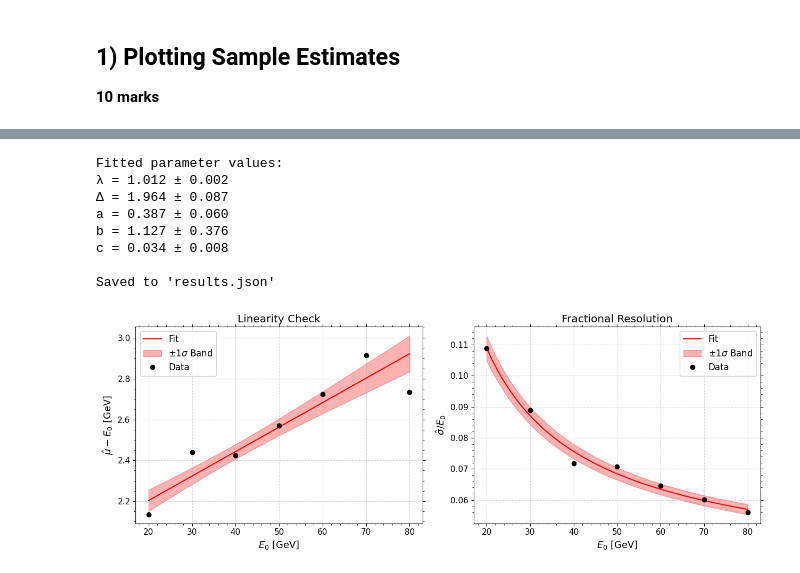
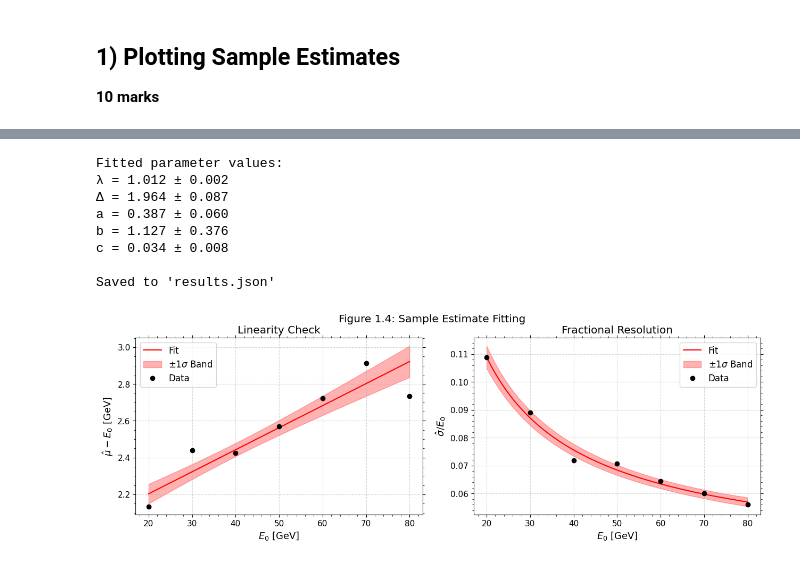
Before and after one commit to harveydgb/photon-detector-calibration, a Jupyter notebook: notebooks/solution.ipynb, the cells around one changed output, grey strips where cells are left out. Cells and saved outputs as stored; diff of their text form; code cells hidden in the pictures.

```diff
--- a/notebooks/solution.ipynb
+++ b/notebooks/solution.ipynb
@@ -83,15 +126,15 @@ fig.savefig("../figs/Figure1.3.pdf")
 # %%
-fig = q1.least_squares_fit_and_plot(values, "sample_ests")
+fig = q1.least_squares_fit_and_plot(values, "sample_ests","Figure 1.4: Sample Estimate Fitting")
 
 fig.savefig("../figs/Figure1.4.pdf")
 # %% [output]
 Fitted parameter values:
 λ = 1.012 ± 0.002
 Δ = 1.964 ± 0.087
 a = 0.387 ± 0.060
 b = 1.127 ± 0.376
 c = 0.034 ± 0.008
 
 Saved to 'results.json'
-[figure, old version]
+[figure, new version]
 # %% [markdown]
```
Also changed, not shown: parts of 26 cells of this notebook, 18 other files.
